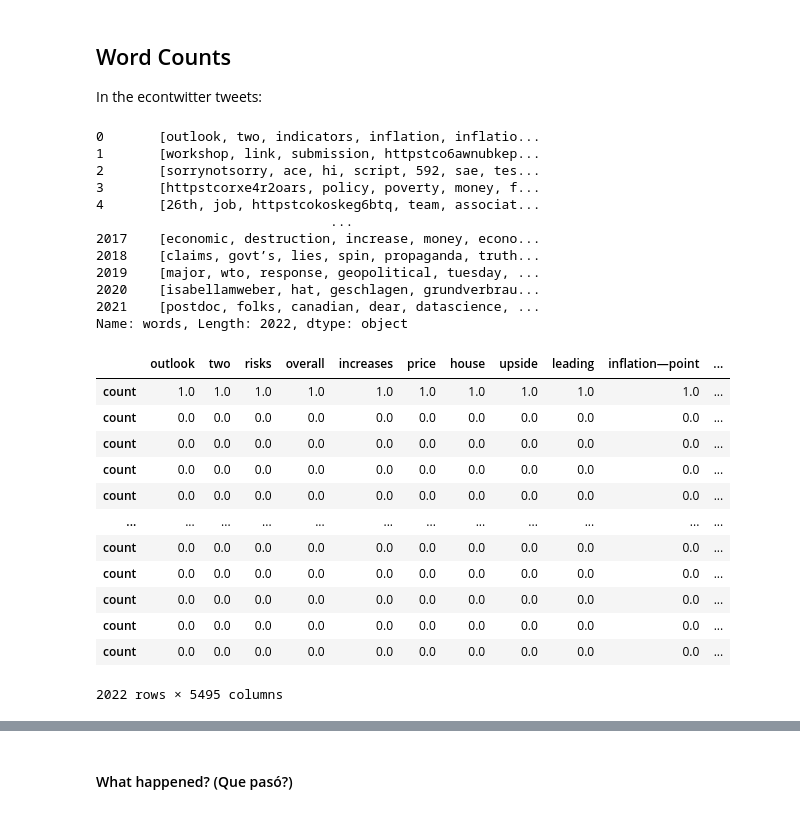
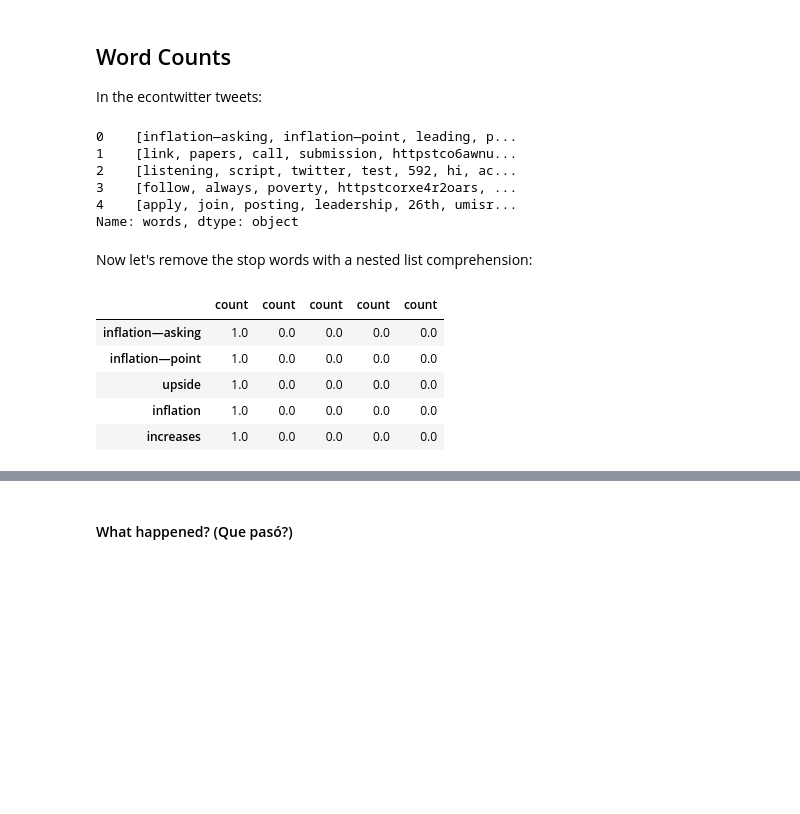
Before and after one commit to jphutch/ACE-592-SAE, a Jupyter notebook: Lectures/2_Text/50_Tweet_Processing.ipynb, the cells around one changed output, grey strips where cells are left out. Cells and saved outputs as stored; diff of their text form; code cells hidden in the pictures; blank space fills up the shorter version.

```diff
--- a/Lectures/2_Text/50_Tweet_Processing.ipynb
+++ b/Lectures/2_Text/50_Tweet_Processing.ipynb
@@ -20,6 +27,0 @@ To clean these files, I am using two "sed" expressions that remove blank whitesp
-# %%
-for file in [dir_+"sorry_tweets.txt",dir_+"econ_tweets.txt"]:
-    temp_file = open(dir_+"temp", "w")
-    out_file = open(file.split("/")[-1].split(".")[0] + ".json", "a")
-    sub = subprocess.call(['sed', '/^[[:space:]]*$/d',file], stdout=temp_file )
-    sub = subprocess.call(['sed', '1s/^/[/;$!s/$/,/;$s/$/]/' , dir_+"temp"], stdout=out_file )
@@ -111,13 +106,13 @@ RT and extended
 # %% [markdown]
 We are missing a vital case though. What about if it's not a retweet but it is extended?
 # %%
-for tweet in file_dict['sorry_tweets'][:40]:
-    if "retweeted_status" in list(tweet.keys()):
-        if "extended_tweet" in list(tweet['retweeted_status'].keys()):
+for tweet in file_dict['sorry_tweets'][:30]:
+    if "retweeted_status" in list(tweet.keys()): #
+        if "extended_tweet" in list(tweet['retweeted_status'].keys()): #
             print("RT and extended")
         else:
             print("RT and not extended")
-    elif "extended_tweet" in list(tweet.keys()):
+    elif "extended_tweet" in list(tweet.keys()): #
         print("not RT, extended")
     else:
         print("not RT, not extended")
@@ -276,39 +256,29 @@ sw_list = stopwords.words('english') + ['amp',''," ","econtwitter"]
 
 df_E['words'] = [x.split(" ") for x in df_E['text_clean']]
 # %%
-df_E['words']
+df_E['words'].head()
 # %% [output]
-0       [outlook, two, indicators, inflation, inflatio...
-1       [workshop, link, submission, httpstco6awnubkep...
-2       [sorrynotsorry, ace, hi, script, 592, sae, tes...
-3       [httpstcorxe4r2oars, policy, poverty, money, f...
-4       [26th, job, httpstcokoskeg6btq, team, associat...
-                              ...
-2017    [economic, destruction, increase, money, econo...
-2018    [claims, govt’s, lies, spin, propaganda, truth...
-2019    [major, wto, response, geopolitical, tuesday, ...
-2020    [isabellamweber, hat, geschlagen, grundverbrau...
-2021    [postdoc, folks, canadian, dear, datascience, ...
-Name: words, Length: 2022, dtype: object
+0    [inflation—asking, inflation—point, leading, p...
+1    [link, papers, call, submission, httpstco6awnu...
+2    [listening, script, twitter, test, 592, hi, ac...
+3    [follow, always, poverty, httpstcorxe4r2oars, ...
+4    [apply, join, posting, leadership, 26th, umisr...
+Name: words, dtype: object
+# %% [markdown]
+Now let's remove the stop words with a nested list comprehension:
 # %%
-df_E['words'] = [list(set(x) - set(sw_list)) for x in df_E['words']]
+df_E['words'] = [[x for x in y if x not in sw_list] \
+                        for y in  df_E['words']]
 # %%
 series_list = [pd.Series(x).value_counts() for x in df_E['words']]
-word_df_E = pd.concat(series_list,axis=1).fillna(0).T
+word_df_E = pd.concat(series_list,axis=1).fillna(0)
+
+word_df_E.iloc[:5,:5]
+# %% [output]
+|  | count | count | count | count | count |
+| inflation—asking | 1.0 | 0.0 | 0.0 | 0.0 | 0.0 |
+| inflation—point | 1.0 | 0.0 | 0.0 | 0.0 | 0.0 |
+| upside | 1.0 | 0.0 | 0.0 | 0.0 | 0.0 |
+| inflation | 1.0 | 0.0 | 0.0 | 0.0 | 0.0 |
+| increases | 1.0 | 0.0 | 0.0 | 0.0 | 0.0 |
-# %%
-word_df_E
-# %% [output]
-|  | outlook | two | risks | overall | increases | price | house | upside | leading | inflation—point | ... |
-| count | 1.0 | 1.0 | 1.0 | 1.0 | 1.0 | 1.0 | 1.0 | 1.0 | 1.0 | 1.0 | ... |
-| count | 0.0 | 0.0 | 0.0 | 0.0 | 0.0 | 0.0 | 0.0 | 0.0 | 0.0 | 0.0 | ... |
-| count | 0.0 | 0.0 | 0.0 | 0.0 | 0.0 | 0.0 | 0.0 | 0.0 | 0.0 | 0.0 | ... |
-| count | 0.0 | 0.0 | 0.0 | 0.0 | 0.0 | 0.0 | 0.0 | 0.0 | 0.0 | 0.0 | ... |
-| count | 0.0 | 0.0 | 0.0 | 0.0 | 0.0 | 0.0 | 0.0 | 0.0 | 0.0 | 0.0 | ... |
-| ... | ... | ... | ... | ... | ... | ... | ... | ... | ... | ... | ... |
-| count | 0.0 | 0.0 | 0.0 | 0.0 | 0.0 | 0.0 | 0.0 | 0.0 | 0.0 | 0.0 | ... |
-| count | 0.0 | 0.0 | 0.0 | 0.0 | 0.0 | 0.0 | 0.0 | 0.0 | 0.0 | 0.0 | ... |
-| count | 0.0 | 0.0 | 0.0 | 0.0 | 0.0 | 0.0 | 0.0 | 0.0 | 0.0 | 0.0 | ... |
-| count | 0.0 | 0.0 | 0.0 | 0.0 | 0.0 | 0.0 | 0.0 | 0.0 | 0.0 | 0.0 | ... |
-| count | 0.0 | 0.0 | 0.0 | 0.0 | 0.0 | 0.0 | 0.0 | 0.0 | 0.0 | 0.0 | ... |
-2022 rows × 5495 columns
 # %%
```
Also changed, not shown: parts of 22 cells of this notebook, 2 other files.
